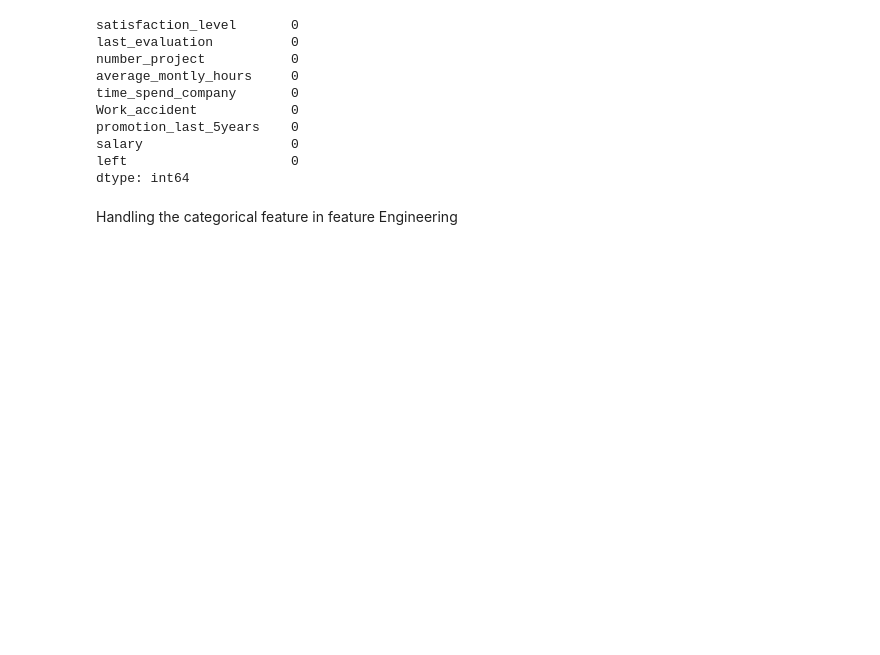
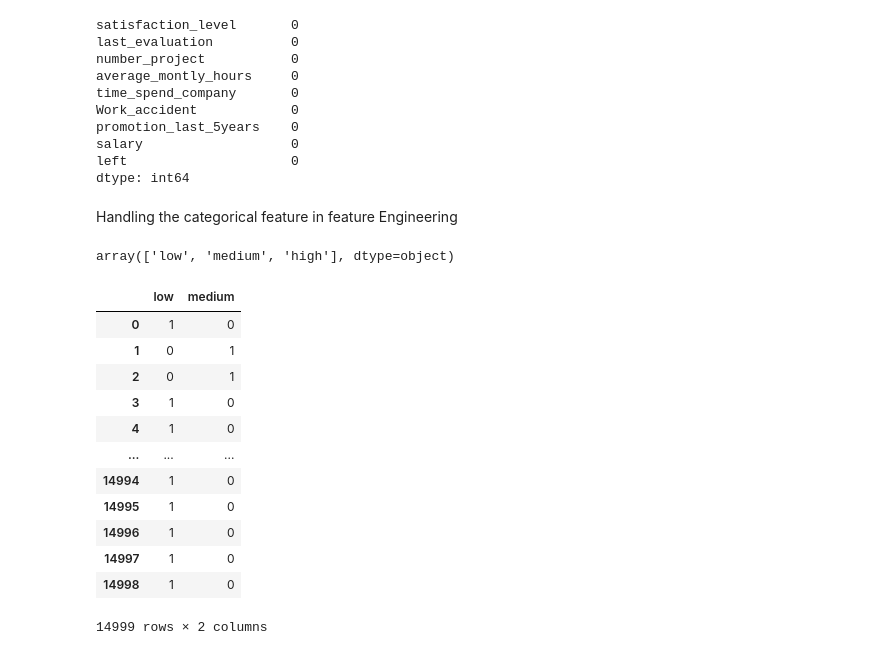
Before and after one commit to omkarpattnaik8080/EmployeeRetentionPrediction, a Jupyter notebook: ModelBuilding&Selection(2).ipynb, the cells around one changed output. Cells and saved outputs as stored; diff of their text form; code cells hidden in the pictures; blank space fills up the shorter version.

```diff
--- a/ModelBuilding&Selection(2).ipynb
+++ b/ModelBuilding&Selection(2).ipynb
@@ -117,3 +117,7 @@ left                     0
 dtype: int64
 # %% [markdown]
 Handling the categorical feature in feature Engineering
+# %%
+df2["salary"].unique()
+# %% [output]
+array(['low', 'medium', 'high'], dtype=object)
@@ -119,0 +128,16 @@ Handling the categorical feature in feature Engineering
+# %%
+salary_dummies
+# %% [output]
+|  | low | medium |
+| 0 | 1 | 0 |
+| 1 | 0 | 1 |
+| 2 | 0 | 1 |
+| 3 | 1 | 0 |
+| 4 | 1 | 0 |
+| ... | ... | ... |
+| 14994 | 1 | 0 |
+| 14995 | 1 | 0 |
+| 14996 | 1 | 0 |
+| 14997 | 1 | 0 |
+| 14998 | 1 | 0 |
+14999 rows × 2 columns
```
Also changed, not shown: parts of 4 cells of this notebook.
